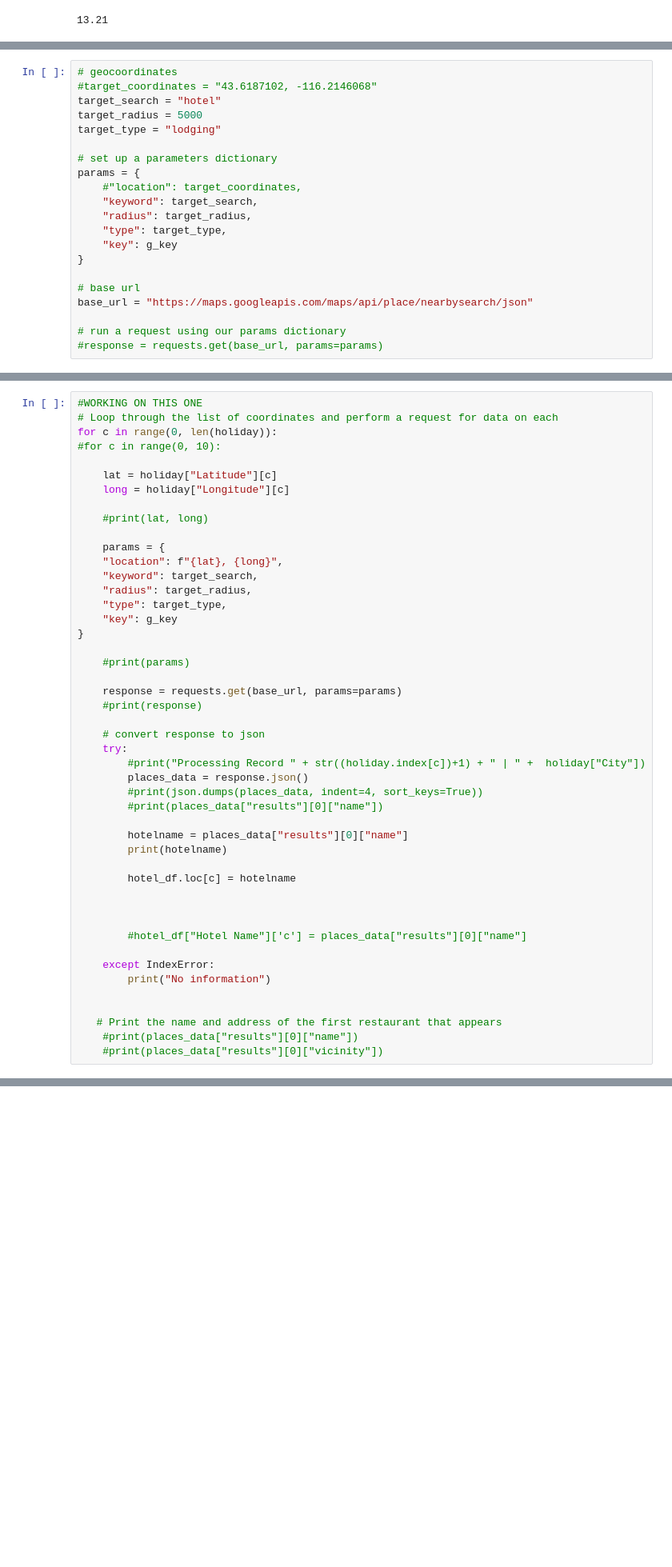
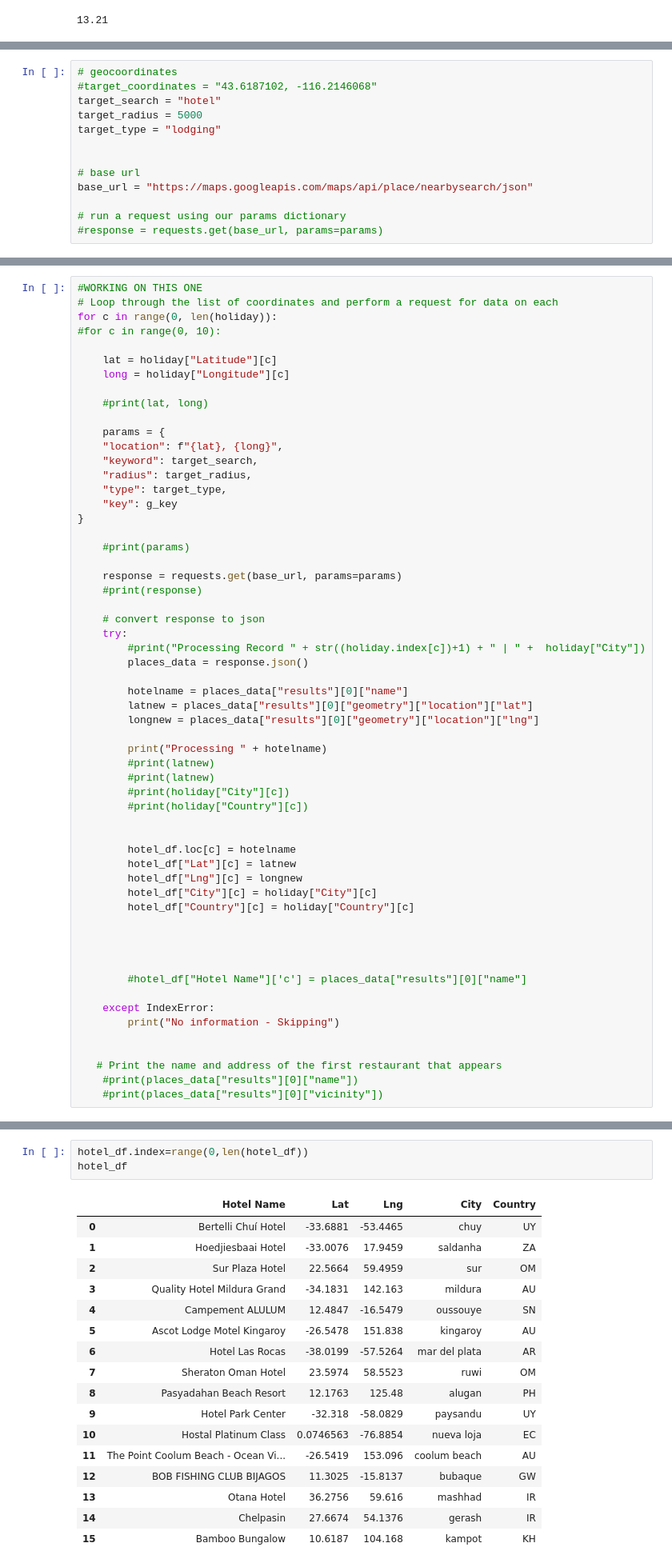
Before and after one commit to jMacProd/python-api-challenge3, a Jupyter notebook: VacationPy/VacationPy.ipynb, the cells around one changed output, grey strips where cells are left out. Shown: that part at 80% size. Drawn from its saved outputs; the diff is of its cells as text; blank space fills up the shorter version.

```diff
--- a/VacationPy/VacationPy.ipynb
+++ b/VacationPy/VacationPy.ipynb
@@ -221,14 +221,6 @@ target_search = "hotel"
 target_radius = 5000
 target_type = "lodging"
 
-# set up a parameters dictionary
-params = {
-    #"location": target_coordinates,
-    "keyword": target_search,
-    "radius": target_radius,
-    "type": target_type,
-    "key": g_key
-}
 
 # base url
 base_url = "https://maps.googleapis.com/maps/api/place/nearbysearch/json"
@@ -267,20 +258,31 @@ for c in range(0, len(holiday)):
     try:
         #print("Processing Record " + str((holiday.index[c])+1) + " | " +  holiday["City"])
         places_data = response.json()
-        #print(json.dumps(places_data, indent=4, sort_keys=True))
-        #print(places_data["results"][0]["name"])
 
         hotelname = places_data["results"][0]["name"]
-        print(hotelname)
+        latnew = places_data["results"][0]["geometry"]["location"]["lat"]
+        longnew = places_data["results"][0]["geometry"]["location"]["lng"]
+
+        print("Processing " + hotelname)
+        #print(latnew)
+        #print(latnew)
+        #print(holiday["City"][c])
+        #print(holiday["Country"][c])
+
 
         hotel_df.loc[c] = hotelname
+        hotel_df["Lat"][c] = latnew
+        hotel_df["Lng"][c] = longnew
+        hotel_df["City"][c] = holiday["City"][c]
+        hotel_df["Country"][c] = holiday["Country"][c]
+
 
 
 
         #hotel_df["Hotel Name"]['c'] = places_data["results"][0]["name"]
 
     except IndexError:
-        print("No information")
+        print("No information - Skipping")
 
 
    # Print the name and address of the first restaurant that appears
@@ -329,0 +312,21 @@ hotel_df
+# %%
+hotel_df.index=range(0,len(hotel_df))
+hotel_df
+# %% [output]
+|  | Hotel Name | Lat | Lng | City | Country |
+| 0 | Bertelli Chuí Hotel | -33.6881 | -53.4465 | chuy | UY |
+| 1 | Hoedjiesbaai Hotel | -33.0076 | 17.9459 | saldanha | ZA |
+| 2 | Sur Plaza Hotel | 22.5664 | 59.4959 | sur | OM |
+| 3 | Quality Hotel Mildura Grand | -34.1831 | 142.163 | mildura | AU |
+| 4 | Campement ALULUM | 12.4847 | -16.5479 | oussouye | SN |
+| 5 | Ascot Lodge Motel Kingaroy | -26.5478 | 151.838 | kingaroy | AU |
+| 6 | Hotel Las Rocas | -38.0199 | -57.5264 | mar del plata | AR |
+| 7 | Sheraton Oman Hotel | 23.5974 | 58.5523 | ruwi | OM |
+| 8 | Pasyadahan Beach Resort | 12.1763 | 125.48 | alugan | PH |
+| 9 | Hotel Park Center | -32.318 | -58.0829 | paysandu | UY |
+| 10 | Hostal Platinum Class | 0.0746563 | -76.8854 | nueva loja | EC |
+| 11 | The Point Coolum Beach - Ocean Vi... | -26.5419 | 153.096 | coolum beach | AU |
+| 12 | BOB FISHING CLUB BIJAGOS | 11.3025 | -15.8137 | bubaque | GW |
+| 13 | Otana Hotel | 36.2756 | 59.616 | mashhad | IR |
+| 14 | Chelpasin | 27.6674 | 54.1376 | gerash | IR |
+| 15 | Bamboo Bungalow | 10.6187 | 104.168 | kampot | KH |
```
Also changed, not shown: parts of 8 cells of this notebook.
